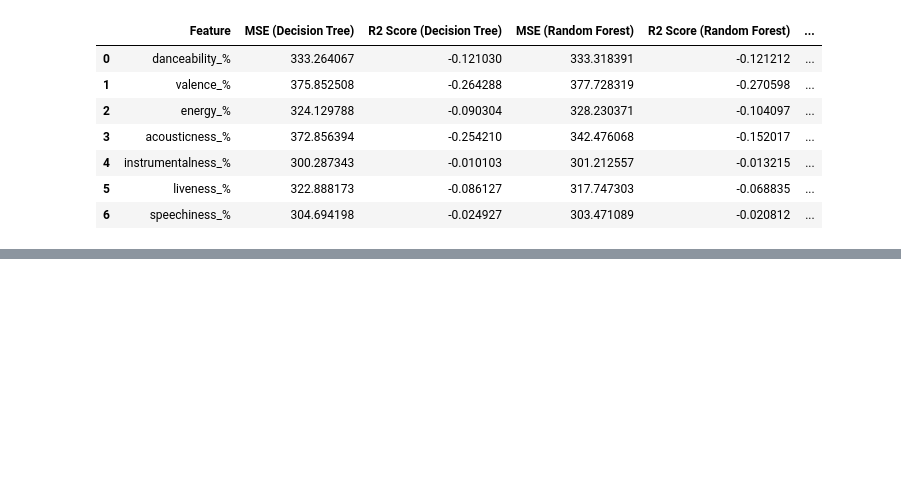
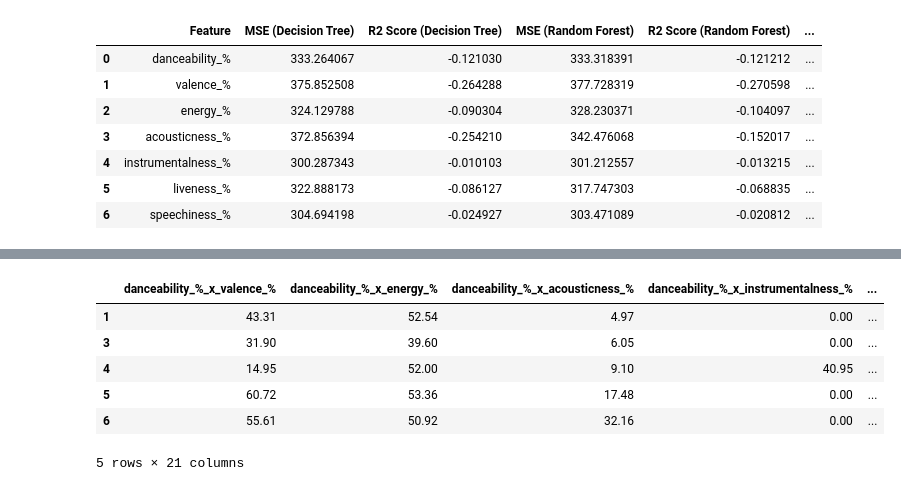
Before and after one commit to Starmam1717/Spotify, a Jupyter notebook: Spotify_notebook.ipynb, the cells around one changed output, grey strips where cells are left out. Saved outputs shown, nothing was run; the diff lists cells and outputs as text; code cells hidden in the pictures; blank space fills up the shorter version.

```diff
--- a/Spotify_notebook.ipynb
+++ b/Spotify_notebook.ipynb
@@ -476,0 +531,19 @@ plt.show()
+# %%
+#Feature Engeeniring
+from itertools import combinations
+
+
+interactions_data = pd.DataFrame(index = data_100[features_18_24].index)
+
+for (feat_a, feat_b) in combinations(data_100[features_18_24].columns, 2):
+    interactions_data[f'{feat_a}_x_{feat_b}'] = data_100[features_18_24][feat_a] * data_100[features_18_24][feat_b]/100
+
+interactions_data.head()
+# %% [output]
+|  | danceability_%_x_valence_% | danceability_%_x_energy_% | danceability_%_x_acousticness_% | danceability_%_x_instrumentalness_% | ... |
+| 1 | 43.31 | 52.54 | 4.97 | 0.00 | ... |
+| 3 | 31.90 | 39.60 | 6.05 | 0.00 | ... |
+| 4 | 14.95 | 52.00 | 9.10 | 40.95 | ... |
+| 5 | 60.72 | 53.36 | 17.48 | 0.00 | ... |
+| 6 | 55.61 | 50.92 | 32.16 | 0.00 | ... |
+5 rows × 21 columns
```
Also changed, not shown: parts of 21 cells of this notebook.
